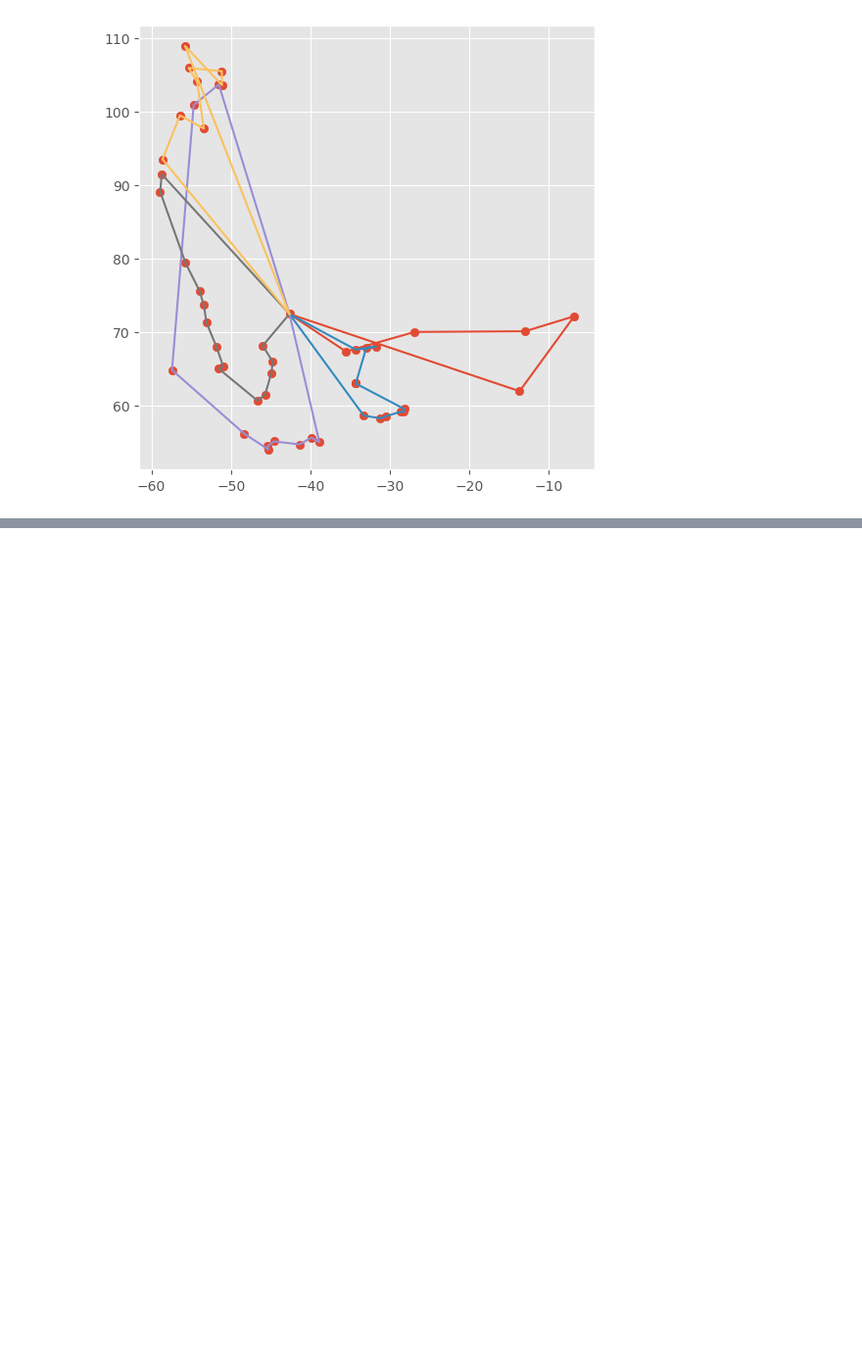
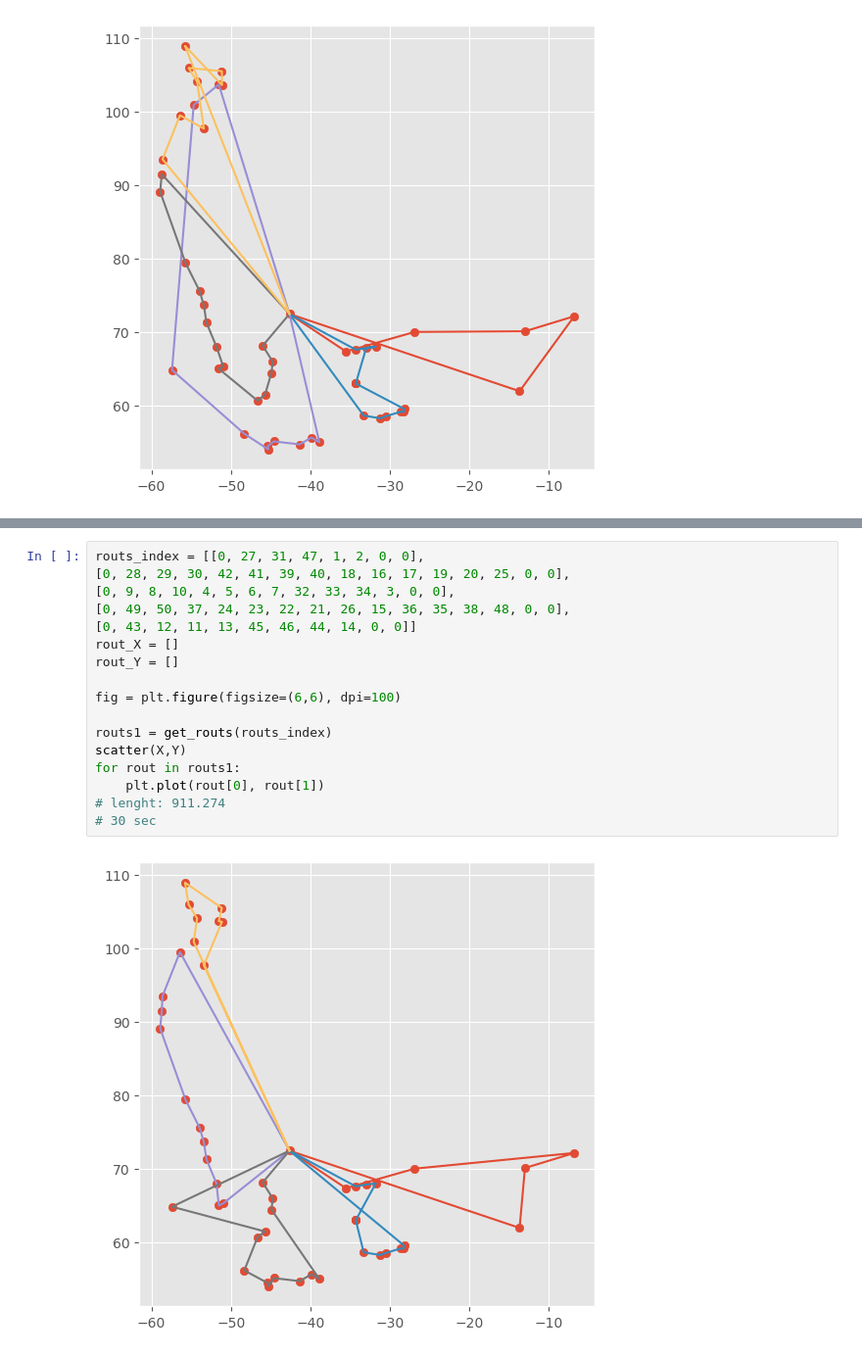
Before and after one commit to EvgenyOleshkevich/transopt_routing, a Jupyter notebook: NIER/NIR_balanced_weight2.ipynb, the cells around one changed output, grey strips where cells are left out. Shown at 98% size. Drawn from its saved outputs; the diff is of its cells as text; blank space fills up the shorter version.

```diff
--- a/NIER/NIR_balanced_weight2.ipynb
+++ b/NIER/NIR_balanced_weight2.ipynb
@@ -400,0 +457,19 @@ for rout in routs1:
+# %%
+routs_index = [[0, 27, 31, 47, 1, 2, 0, 0],
+[0, 28, 29, 30, 42, 41, 39, 40, 18, 16, 17, 19, 20, 25, 0, 0],
+[0, 9, 8, 10, 4, 5, 6, 7, 32, 33, 34, 3, 0, 0],
+[0, 49, 50, 37, 24, 23, 22, 21, 26, 15, 36, 35, 38, 48, 0, 0],
+[0, 43, 12, 11, 13, 45, 46, 44, 14, 0, 0]]
+rout_X = []
+rout_Y = []
+
+fig = plt.figure(figsize=(6,6), dpi=100)
+
+routs1 = get_routs(routs_index)
+scatter(X,Y)
+for rout in routs1:
+    plt.plot(rout[0], rout[1])
+# lenght: 911.274
+# 30 sec
+# %% [output]
+[figure, added]
```
Also changed, not shown: parts of 3 cells of this notebook, 4 other files.
